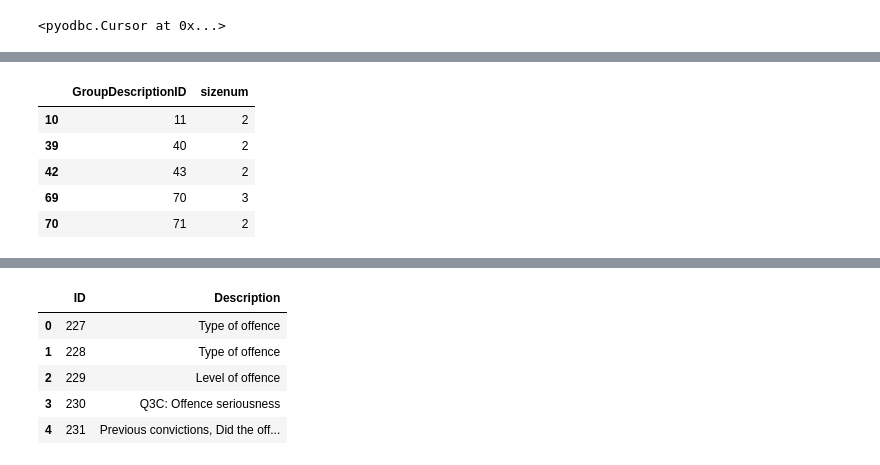
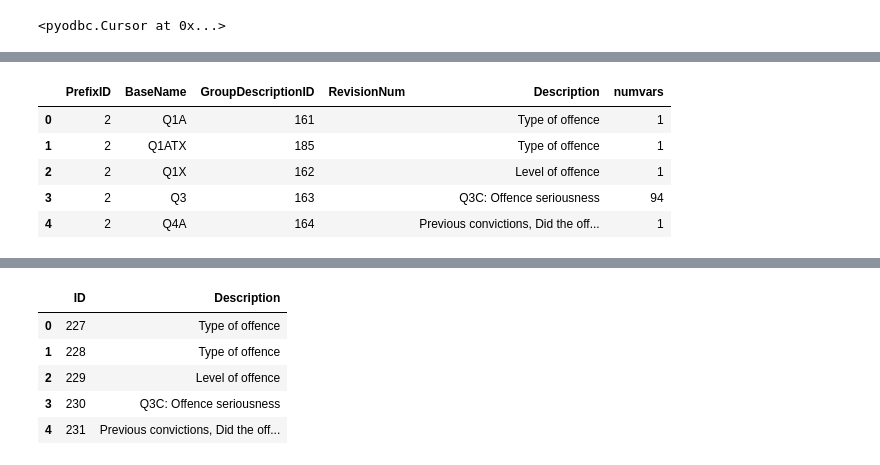
Before and after one commit to RobinL/updatemetadatabase, a Jupyter notebook: Update descriptions.ipynb, the cells around one changed output, grey strips where cells are left out. Saved outputs shown, nothing was run; the diff lists cells and outputs as text; code cells hidden in the pictures.

Commit message:
revision num fixes

```diff
--- a/Update descriptions.ipynb
+++ b/Update descriptions.ipynb
@@ -93,15 +85,19 @@ variableswithdescriptions.head()
+# %%
+#We will be grouping on prefix, basename, description and revisionnum.  groupby drops na/blanks by default and we don't want
+#any records to be dropped, so fill them in!
+variableswithdescriptions["RevisionNum"] = variableswithdescriptions["RevisionNum"].fillna("")
 # %%
 #Check that there aren't combiantions of prefix and basename with more than one description
-prefixbasegroups = variableswithdescriptions.groupby(['PrefixID', "BaseName", "GroupDescriptionID", "Description"]).size()
+
+#Get list of variables or groups of variables which should have a distinct description
+prefixbasegroups = variableswithdescriptions.groupby(['PrefixID', "BaseName", "GroupDescriptionID", "RevisionNum", "Description"]).size()
 prefixbasegroups = prefixbasegroups.reset_index()
 prefixbasegroups.rename(columns={0: "numvars"}, inplace=True)
-gdid = prefixbasegroups.groupby(["GroupDescriptionID"]).size()
-gdid = gdid.reset_index().rename(columns={0: "sizenum"})
-gdid[gdid["sizenum"]>1].head()
+prefixbasegroups.head()
 # %% [output]
-|  | GroupDescriptionID | sizenum |
-| 10 | 11 | 2 |
-| 39 | 40 | 2 |
-| 42 | 43 | 2 |
-| 69 | 70 | 3 |
-| 70 | 71 | 2 |
+|  | PrefixID | BaseName | GroupDescriptionID | RevisionNum | Description | numvars |
+| 0 | 2 | Q1A | 161 |  | Type of offence | 1 |
+| 1 | 2 | Q1ATX | 185 |  | Type of offence | 1 |
+| 2 | 2 | Q1X | 162 |  | Level of offence | 1 |
+| 3 | 2 | Q3 | 163 |  | Q3C: Offence seriousness | 94 |
+| 4 | 2 | Q4A | 164 |  | Previous convictions, Did the off... | 1 |
```
Also changed, not shown: parts of 12 cells of this notebook, 4 other files.
